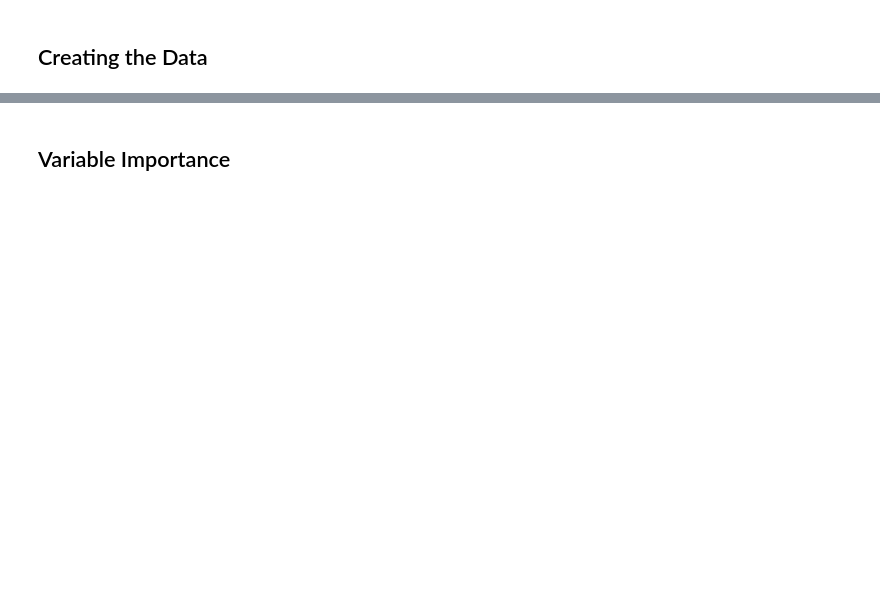
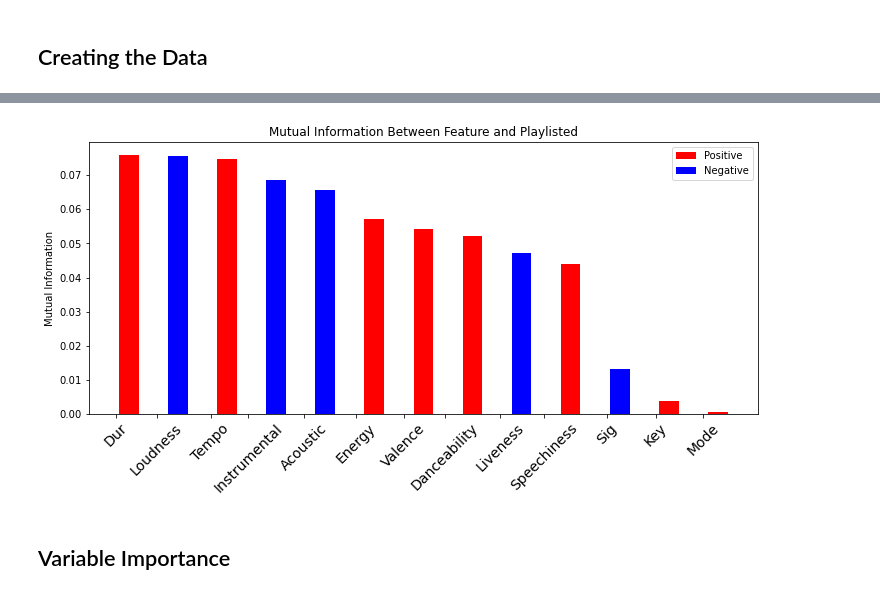
Before and after one commit to harlanhutton/website, a Jupyter notebook: official.ipynb, the cells around one changed output, grey strips where cells are left out. Saved outputs shown, nothing was run; the diff lists cells and outputs as text; code cells hidden in the pictures; blank space fills up the shorter version.

```diff
--- a/official.ipynb
+++ b/official.ipynb
@@ -218,2 +282,85 @@ data.describe()
+# %%
+import sklearn.metrics as skm
+
+def plotMI(dat, lab, width = 0.35, signed = 0):
+    '''
+    Draw a bar chart of the normalized MI between each X and Y
+    '''
+    X = dat.drop(lab, 1)
+    Y = dat[[lab]].values
+    cols = X.columns.values
+    mis = []
+
+    #Start by getting MI
+    for c in cols:
+        mis.append(skm.normalized_mutual_info_score(Y.ravel(), X[[c]].values.ravel()))
+
+    #Get signs by correlation
+    corrs = dat.corr()[lab]
+    corrs[corrs.index != lab]
+    df = pd.DataFrame(list(zip(mis, cols)), columns = ['MI', 'Lab'])
+    df = pd.concat([df, pd.DataFrame(list(corrs), columns = ['corr'])], axis=1, ignore_index = False, join = "inner")
+
+    if signed == 0:
+        makeBar(df, 'MI', 'Lab', width)
+
+    else:
+        makeBarSigned(df, 'MI', 'Lab', width)
+
+
+def makeBarSigned(df, h, lab,  width):
+    '''
+    Contains
+    '''
+    df_s = df.sort_values(by = [h], ascending = False)
+
+    #Get a barplot
+    ind = np.arange(df_s.shape[0])
+    labs = df_s[[lab]].values.ravel()
+    h_pos = (df_s[['corr']].values.ravel() > 0) * df_s.MI
+    h_neg = (df_s[['corr']].values.ravel() < 0) * df_s.MI
+
+    fig = plt.figure(facecolor = 'w', figsize = (12, 6))
+    ax = plt.subplot(111)
+    plt.subplots_adjust(bottom = 0.25)
+
+    rec = ax.bar(ind + width, h_pos, width, color='r', label = 'Positive')
+    rec = ax.bar(ind + width, h_neg, width, color='b', label = 'Negative')
+
+    ax.set_xticks(ind + getTickAdj(labs, width))
+    ax.set_xticklabels(labs, rotation = 45, size = 14)
+
+    plt.legend()
+
+def makeBar(df, h, lab,  width):
+    '''
+    Contains
+    '''
+    df_s = df.sort_values(by = [h], ascending = False)
+
+    #Get a barplot
+    ind = np.arange(df_s.shape[0])
+    labs = df_s[[lab]].values.ravel()
+
+    fig = plt.figure(facecolor = 'w', figsize = (12, 6))
+    ax = plt.subplot(111)
+    plt.subplots_adjust(bottom = 0.25)
+
+    rec = ax.bar(ind + width, df_s[h].values, width, color='r')
+
+    ax.set_xticks(ind + getTickAdj(labs, width))
+    ax.set_xticklabels(labs, rotation = 45, size = 14)
+
+
+def getTickAdj(labs, width):
+    lens = list(map(len, labs))
+    lens = -1 * width * (lens - np.mean(lens)) / np.max(lens)
+    return lens
+
+plotMI(data, 'Playlisted', 0.4, signed=1)
+plt.title('Mutual Information Between Feature and Playlisted');
+plt.ylabel('Mutual Information');
+# %% [output]
+[figure, added]
 # %% [markdown]
 ## Variable Importance
```
Also changed, not shown: parts of 27 cells of this notebook.
